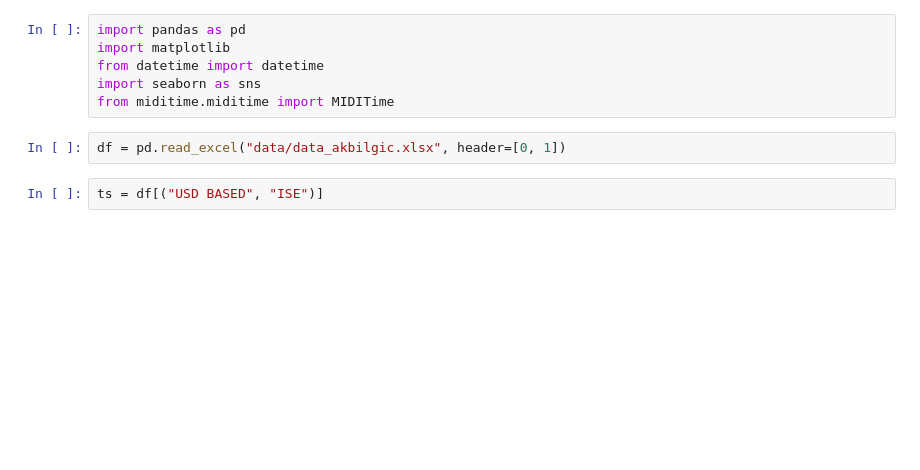
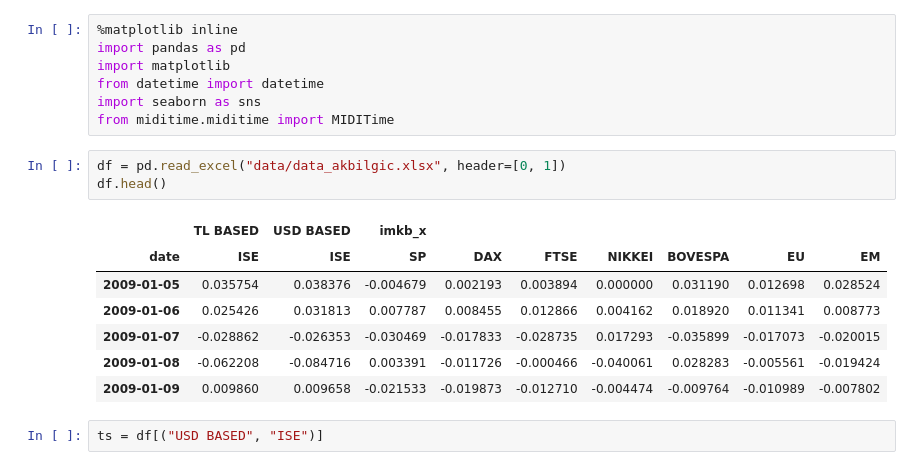
Before and after one commit to ratish-dalvi/miditime-demo, a Jupyter notebook: miditime.ipynb, the cells around one changed output. Drawn from its saved outputs; the diff is of its cells as text; blank space fills up the shorter version.

```diff
--- a/miditime.ipynb
+++ b/miditime.ipynb
@@ -1,4 +1,5 @@
 # %%
+%matplotlib inline
 import pandas as pd
 import matplotlib
 from datetime import datetime
@@ -6,6 +7,15 @@ import seaborn as sns
 from miditime.miditime import MIDITime
 # %%
 df = pd.read_excel("data/data_akbilgic.xlsx", header=[0, 1])
+df.head()
+# %% [output]
+|  | TL BASED | USD BASED | imkb_x |  |  |  |  |  |  |
+| date | ISE | ISE | SP | DAX | FTSE | NIKKEI | BOVESPA | EU | EM |
+| 2009-01-05 | 0.035754 | 0.038376 | -0.004679 | 0.002193 | 0.003894 | 0.000000 | 0.031190 | 0.012698 | 0.028524 |
+| 2009-01-06 | 0.025426 | 0.031813 | 0.007787 | 0.008455 | 0.012866 | 0.004162 | 0.018920 | 0.011341 | 0.008773 |
+| 2009-01-07 | -0.028862 | -0.026353 | -0.030469 | -0.017833 | -0.028735 | 0.017293 | -0.035899 | -0.017073 | -0.020015 |
+| 2009-01-08 | -0.062208 | -0.084716 | 0.003391 | -0.011726 | -0.000466 | -0.040061 | 0.028283 | -0.005561 | -0.019424 |
+| 2009-01-09 | 0.009860 | 0.009658 | -0.021533 | -0.019873 | -0.012710 | -0.004474 | -0.009764 | -0.010989 | -0.007802 |
 # %%
 ts = df[("USD BASED", "ISE")]
 # %%
```
Also changed, not shown: parts of 1 cell of this notebook.
